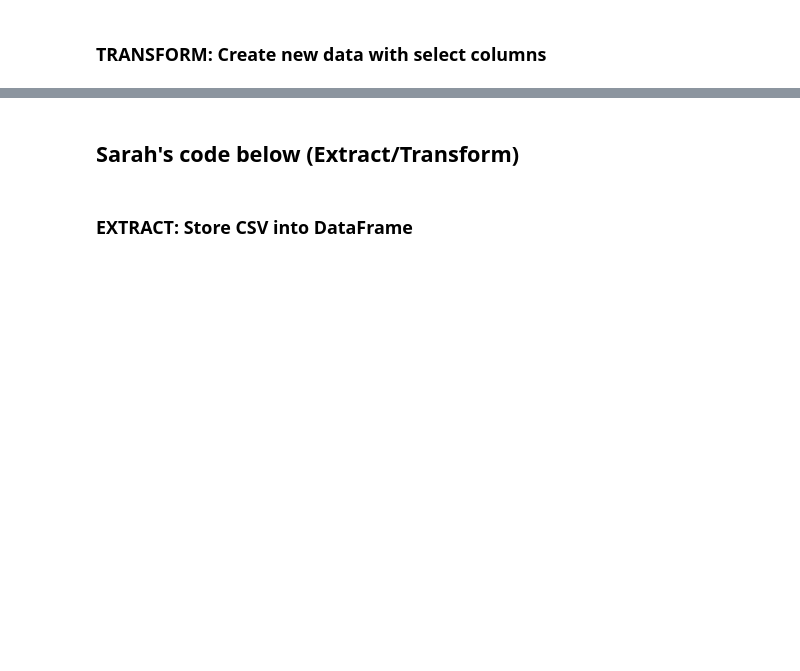
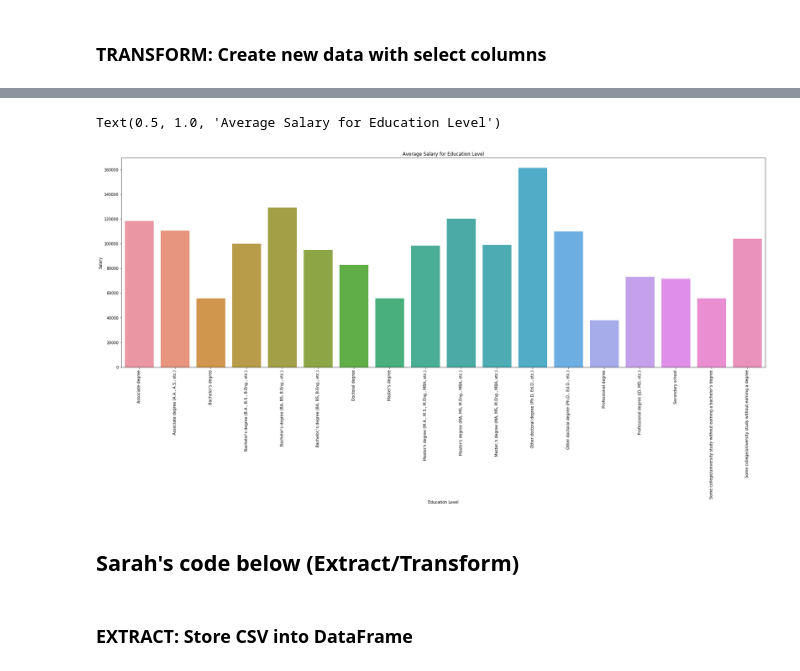
Before and after one commit to jwhite1987/Data-Scientists-and-HR-Analytics, a Jupyter notebook: etl_project.ipynb, the cells around one changed output, grey strips where cells are left out. Saved outputs shown, nothing was run; the diff lists cells and outputs as text; code cells hidden in the pictures; blank space fills up the shorter version.

```diff
--- a/etl_project.ipynb
+++ b/etl_project.ipynb
@@ -20,0 +67,5 @@ new_data_scientist_salary_df.head()
+# %%
+edu_df = df.groupby(df['Education Level'])
+mean_edu_df = edu_df.mean()
+mean_edu_df['Salary'] = round(mean_edu_df['Salary'],2)
+mean_edu_df
@@ -21,3 +91,12 @@ new_data_scientist_salary_df.head()
+# %%
+dims = (30, 10)
+fig, ax = plt.subplots(figsize=dims)
+chart2 = sns.barplot(x=mean_edu_df.index, y=mean_edu_df['Salary'])
+plt.xticks(rotation=90)
+plt.title("Average Salary for Education Level")
+# %% [output]
+Text(0.5, 1.0, 'Average Salary for Education Level')
+[figure, added]
 # %% [markdown]
 ## Sarah's code below (Extract/Transform)
 # %% [markdown]
```
Also changed, not shown: parts of 14 cells of this notebook, 1 other file.
